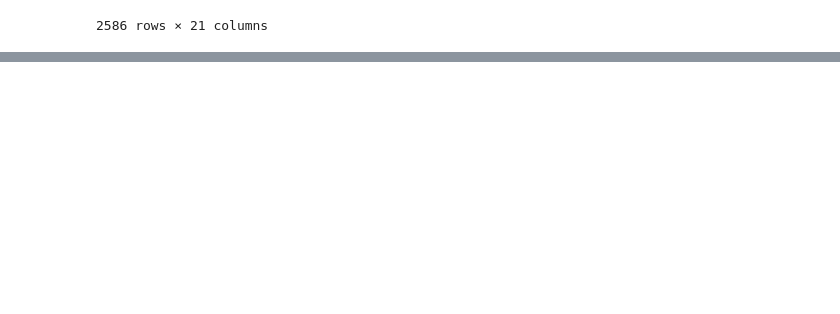
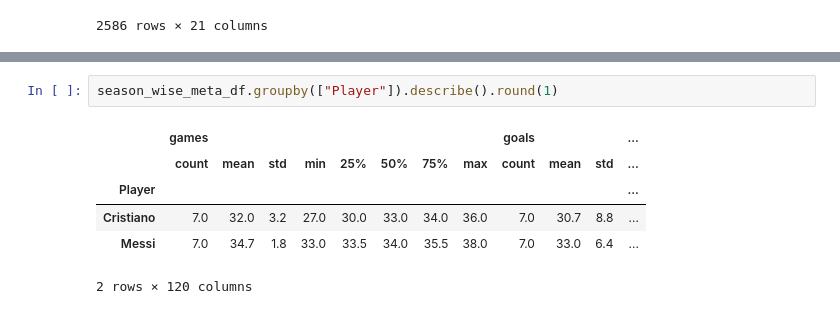
Before and after one commit to kaustavr19/Messi-vs-Ronaldo---An-Analytical-Debate, a Jupyter notebook: Messi_vs_Ronaldo_An_Analytical_Debate.ipynb, the cells around one changed output, grey strips where cells are left out. Drawn from its saved outputs; the diff is of its cells as text; blank space fills up the shorter version.

```diff
--- a/Messi_vs_Ronaldo_An_Analytical_Debate.ipynb
+++ b/Messi_vs_Ronaldo_An_Analytical_Debate.ipynb
@@ -194,0 +237,9 @@ shots_df.describe()
+# %%
+season_wise_meta_df.groupby(["Player"]).describe().round(1)
+# %% [output]
+|  | games |  |  |  |  |  |  |  | goals |  |  | ... |
+|  | count | mean | std | min | 25% | 50% | 75% | max | count | mean | std | ... |
+| Player |  |  |  |  |  |  |  |  |  |  |  | ... |
+| Cristiano | 7.0 | 32.0 | 3.2 | 27.0 | 30.0 | 33.0 | 34.0 | 36.0 | 7.0 | 30.7 | 8.8 | ... |
+| Messi | 7.0 | 34.7 | 1.8 | 33.0 | 33.5 | 34.0 | 35.5 | 38.0 | 7.0 | 33.0 | 6.4 | ... |
+2 rows × 120 columns
```
Also changed, not shown: parts of 40 cells of this notebook.
